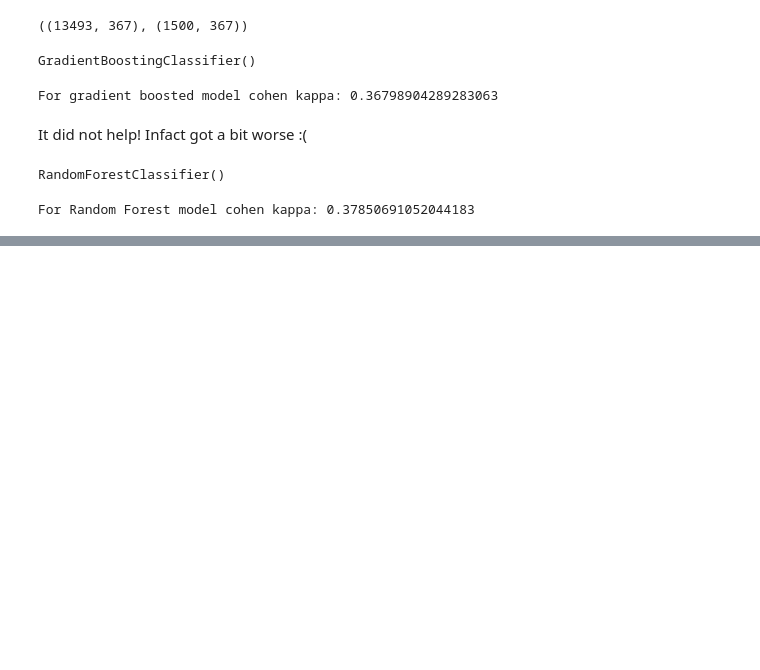
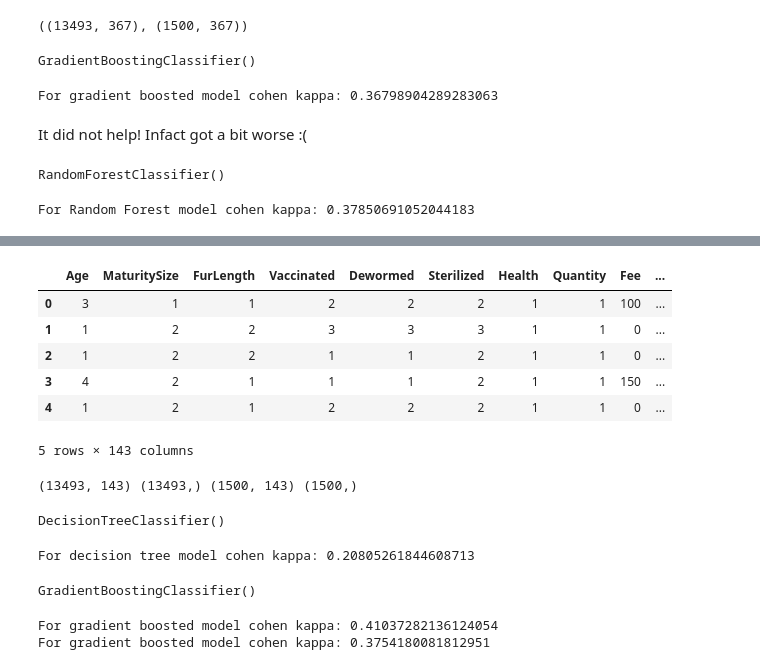
Before and after one commit to ishandahal/prediction_pet_adoption, a Jupyter notebook: text_processing.ipynb, the cells around one changed output, grey strips where cells are left out. Cells and saved outputs as stored; diff of their text form; code cells hidden in the pictures; blank space fills up the shorter version.

```diff
--- a/text_processing.ipynb
+++ b/text_processing.ipynb
@@ -303,0 +405,9 @@ For Random Forest model cohen kappa: 0.37850691052044183
+# %%
+# columns before dropping the categorical columns
+print("columns before dropping cat cols", df_embedding.columns[:35])
+
+## drop the categorical columns that have been transformed
+[df_embedding.drop(columns=[cat_col], inplace=True) for cat_col in cat_cols]
+
+# columns after the drop
+print("Columns after dropping cat cols", df_embedding.columns[:35])
@@ -303,0 +435,60 @@ For Random Forest model cohen kappa: 0.37850691052044183
+# %%
+df_embedding.head()
+# %% [output]
+|  | Age | MaturitySize | FurLength | Vaccinated | Dewormed | Sterilized | Health | Quantity | Fee | ... |
+| 0 | 3 | 1 | 1 | 2 | 2 | 2 | 1 | 1 | 100 | ... |
+| 1 | 1 | 2 | 2 | 3 | 3 | 3 | 1 | 1 | 0 | ... |
+| 2 | 1 | 2 | 2 | 1 | 1 | 2 | 1 | 1 | 0 | ... |
+| 3 | 4 | 2 | 1 | 1 | 1 | 2 | 1 | 1 | 150 | ... |
+| 4 | 1 | 2 | 1 | 2 | 2 | 2 | 1 | 1 | 0 | ... |
+5 rows × 143 columns
+# %%
+X_train, X_valid, y_train, y_valid = train_test_split(df_embedding, y_train, test_size=.1,)
+
+print(X_train.shape, y_train.shape, X_valid.shape, y_valid.shape)
+# %% [output]
+(13493, 143) (13493,) (1500, 143) (1500,)
+# %%
+## start with decision tree
+from sklearn.tree import DecisionTreeClassifier
+
+model_decision_tree = DecisionTreeClassifier()
+model_decision_tree.fit(X_train, y_train)
+# %% [output]
+DecisionTreeClassifier()
+# %%
+from sklearn.metrics import cohen_kappa_score
+# evaluating gradient boosting model
+
+tree_predictions_valid = model_decision_tree.predict(X_valid)
+cohen_kappa_tree = cohen_kappa_score(tree_predictions_valid, y_valid, weights='quadratic')
+
+print(f"For decision tree model cohen kappa: {cohen_kappa_tree}")
+# %% [output]
+For decision tree model cohen kappa: 0.20805261844608713
+# %%
+## random forest model
+from sklearn.ensemble import RandomForestClassifier, GradientBoostingClassifier
+
+model_rf = RandomForestClassifier()
+model_gb = GradientBoostingClassifier()
+
+model_rf.fit(X_train, y_train)
+model_gb.fit(X_train, y_train)
+# %% [output]
+GradientBoostingClassifier()
+# %%
+from sklearn.metrics import cohen_kappa_score
+# evaluating gradient boosting model
+
+random_forest_predictions_valid = model_rf.predict(X_valid)
+cohen_kappa_rf = cohen_kappa_score(random_forest_predictions_valid, y_valid, weights='quadratic')
+
+gb_predictions_valid = model_gb.predict(X_valid)
+cohen_kappa_gb = cohen_kappa_score(gb_predictions_valid, y_valid, weights='quadratic')
+
+print(f"For random forest model cohen kappa: {cohen_kappa_rf}")
+print(f"For gradient boosted model cohen kappa: {cohen_kappa_gb}")
+# %% [output]
+For gradient boosted model cohen kappa: 0.41037282136124054
+For gradient boosted model cohen kappa: 0.3754180081812951
```
Also changed, not shown: parts of 15 cells of this notebook.
